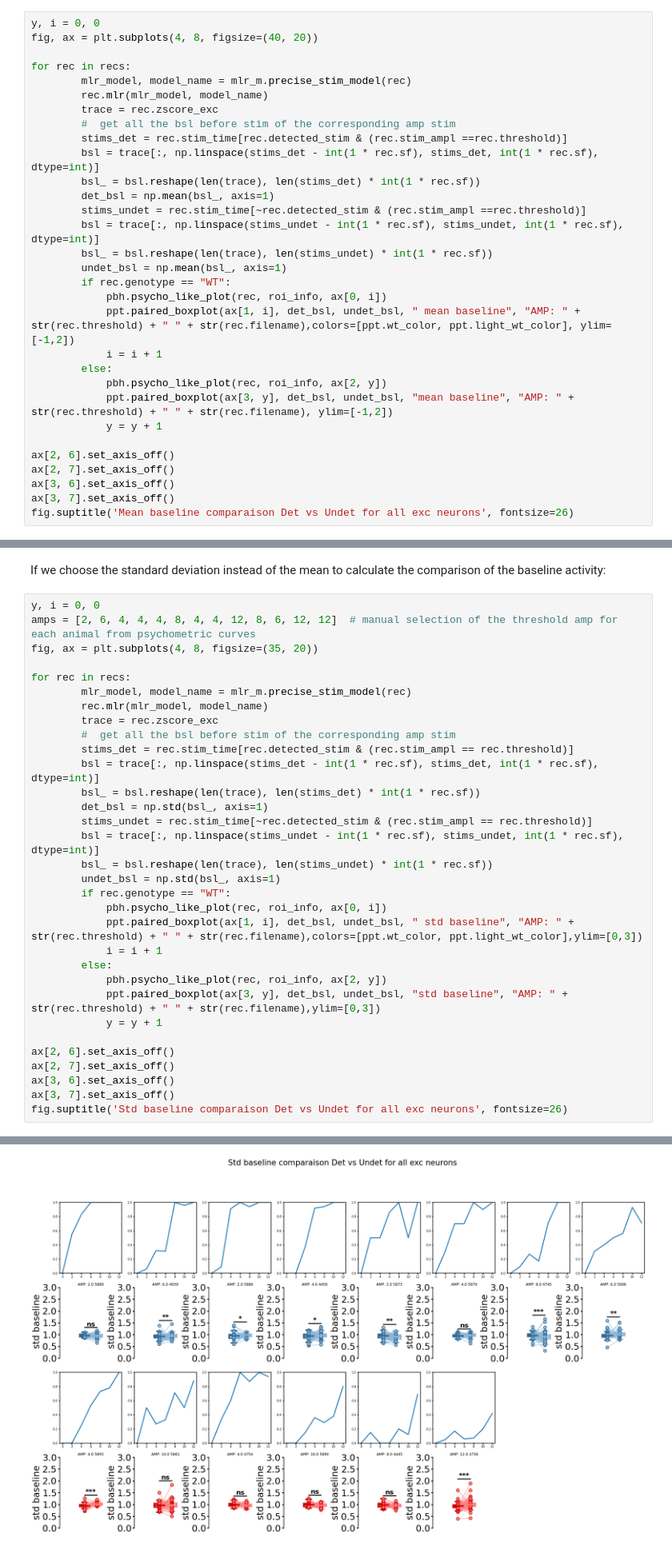
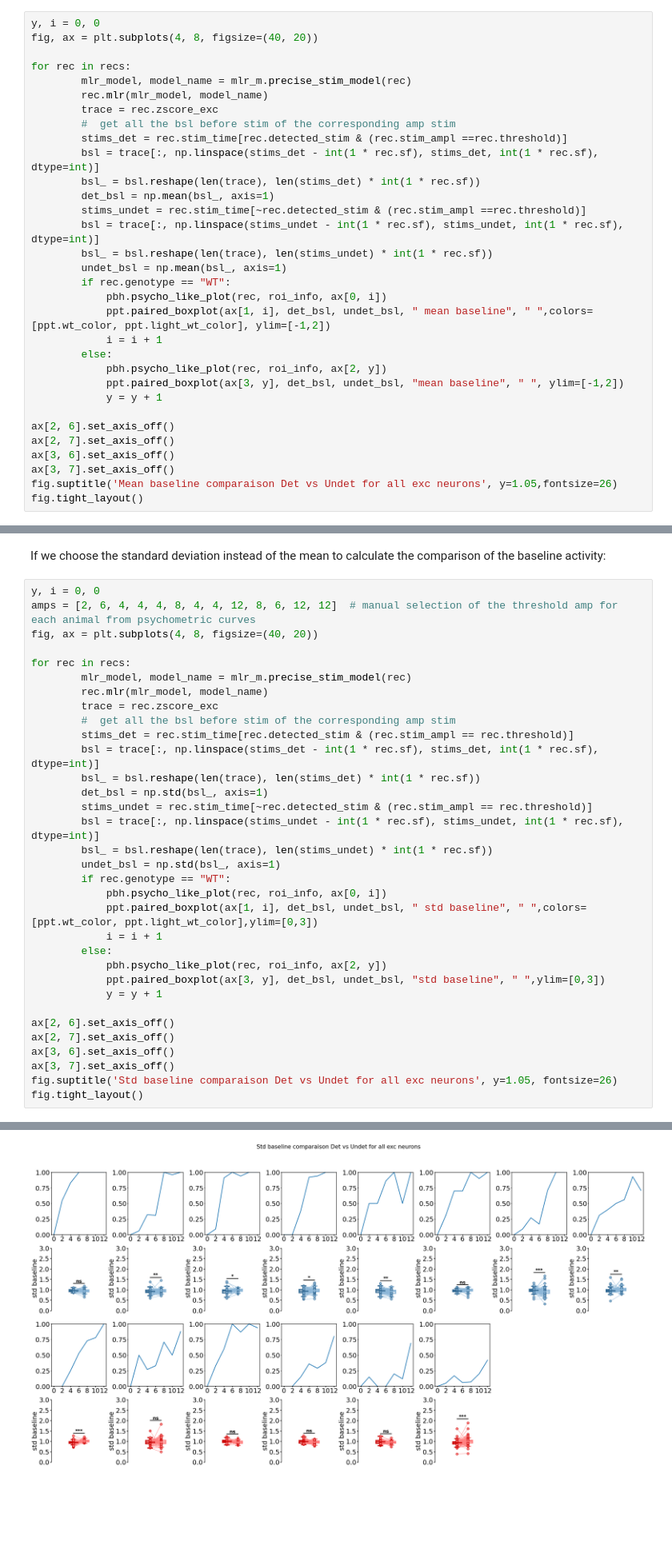
Before and after one commit to OuraniaSem/Percephone, a Jupyter notebook: Figures/baseline&cor.ipynb, the cells around one changed output, grey strips where cells are left out. Shown at 80% size. Drawn from its saved outputs; the diff is of its cells as text; blank space fills up the shorter version.

```diff
--- a/Figures/baseline&cor.ipynb
+++ b/Figures/baseline&cor.ipynb
@@ -72,18 +75,19 @@ for rec in recs:
         undet_bsl = np.mean(bsl_, axis=1)
         if rec.genotype == "WT":
             pbh.psycho_like_plot(rec, roi_info, ax[0, i])
-            ppt.paired_boxplot(ax[1, i], det_bsl, undet_bsl, " mean baseline", "AMP: " + str(rec.threshold) + " " + str(rec.filename),colors=[ppt.wt_color, ppt.light_wt_color], ylim=[-1,2])
+            ppt.paired_boxplot(ax[1, i], det_bsl, undet_bsl, " mean baseline", " ",colors=[ppt.wt_color, ppt.light_wt_color], ylim=[-1,2])
             i = i + 1
         else:
             pbh.psycho_like_plot(rec, roi_info, ax[2, y])
-            ppt.paired_boxplot(ax[3, y], det_bsl, undet_bsl, "mean baseline", "AMP: " + str(rec.threshold) + " " + str(rec.filename), ylim=[-1,2])
+            ppt.paired_boxplot(ax[3, y], det_bsl, undet_bsl, "mean baseline", " ", ylim=[-1,2])
             y = y + 1
 
 ax[2, 6].set_axis_off()
 ax[2, 7].set_axis_off()
 ax[3, 6].set_axis_off()
 ax[3, 7].set_axis_off()
-fig.suptitle('Mean baseline comparaison Det vs Undet for all exc neurons', fontsize=26)
+fig.suptitle('Mean baseline comparaison Det vs Undet for all exc neurons', y=1.05,fontsize=26)
+fig.tight_layout()
 # %% [output]
 MLR model already computed
 Boxplot plotting.
@@ -112,7 +115,7 @@ If we choose the standard deviation instead of the mean to calculate the compari
 # %%
 y, i = 0, 0
 amps = [2, 6, 4, 4, 4, 8, 4, 4, 12, 8, 6, 12, 12]  # manual selection of the threshold amp for each animal from psychometric curves
-fig, ax = plt.subplots(4, 8, figsize=(35, 20))
+fig, ax = plt.subplots(4, 8, figsize=(40, 20))
 
 for rec in recs:
         mlr_model, model_name = mlr_m.precise_stim_model(rec)
@@ -129,18 +132,19 @@ for rec in recs:
         undet_bsl = np.std(bsl_, axis=1)
         if rec.genotype == "WT":
             pbh.psycho_like_plot(rec, roi_info, ax[0, i])
-            ppt.paired_boxplot(ax[1, i], det_bsl, undet_bsl, " std baseline", "AMP: " + str(rec.threshold) + " " + str(rec.filename),colors=[ppt.wt_color, ppt.light_wt_color],ylim=[0,3])
+            ppt.paired_boxplot(ax[1, i], det_bsl, undet_bsl, " std baseline", " ",colors=[ppt.wt_color, ppt.light_wt_color],ylim=[0,3])
             i = i + 1
         else:
             pbh.psycho_like_plot(rec, roi_info, ax[2, y])
-            ppt.paired_boxplot(ax[3, y], det_bsl, undet_bsl, "std baseline", "AMP: " + str(rec.threshold) + " " + str(rec.filename),ylim=[0,3])
+            ppt.paired_boxplot(ax[3, y], det_bsl, undet_bsl, "std baseline", " ",ylim=[0,3])
             y = y + 1
 
 ax[2, 6].set_axis_off()
 ax[2, 7].set_axis_off()
 ax[3, 6].set_axis_off()
 ax[3, 7].set_axis_off()
-fig.suptitle('Std baseline comparaison Det vs Undet for all exc neurons', fontsize=26)
+fig.suptitle('Std baseline comparaison Det vs Undet for all exc neurons', y=1.05, fontsize=26)
+fig.tight_layout()
 # %% [output]
 MLR model already computed
 Boxplot plotting.
@@ -163,4 +166,4 @@ Text(0.5, 0.98, 'Std baseline comparaison Det vs Undet for all exc neurons')
-[figure, old version]
+[figure, new version]
 # %% [markdown]
 The comparisons of the standard deviation of the baseline for KO group are still the same but for the WT group only 3 out of 7 are still significant
 # %% [markdown]
```
Also changed, not shown: parts of 11 cells of this notebook, 1 other file.
